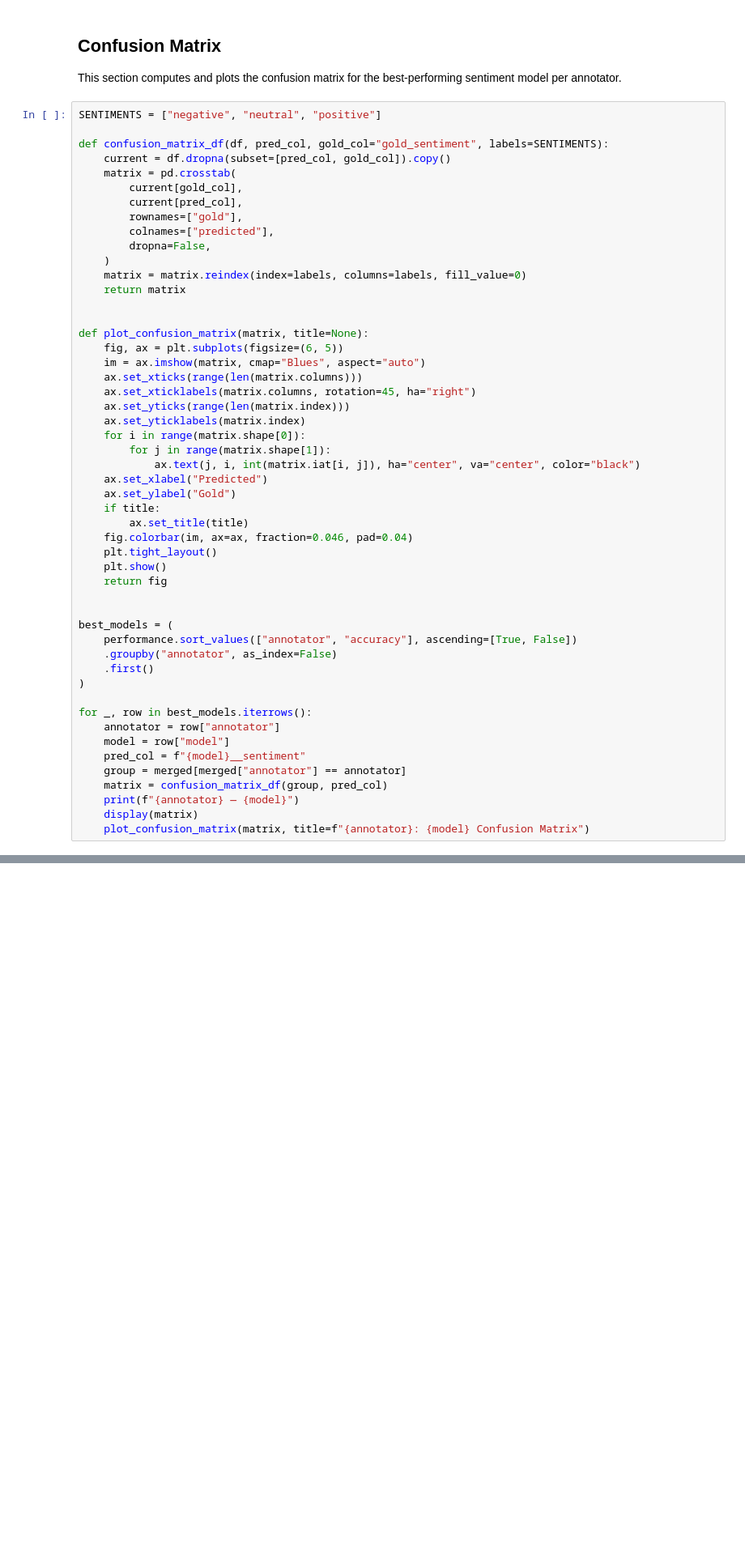
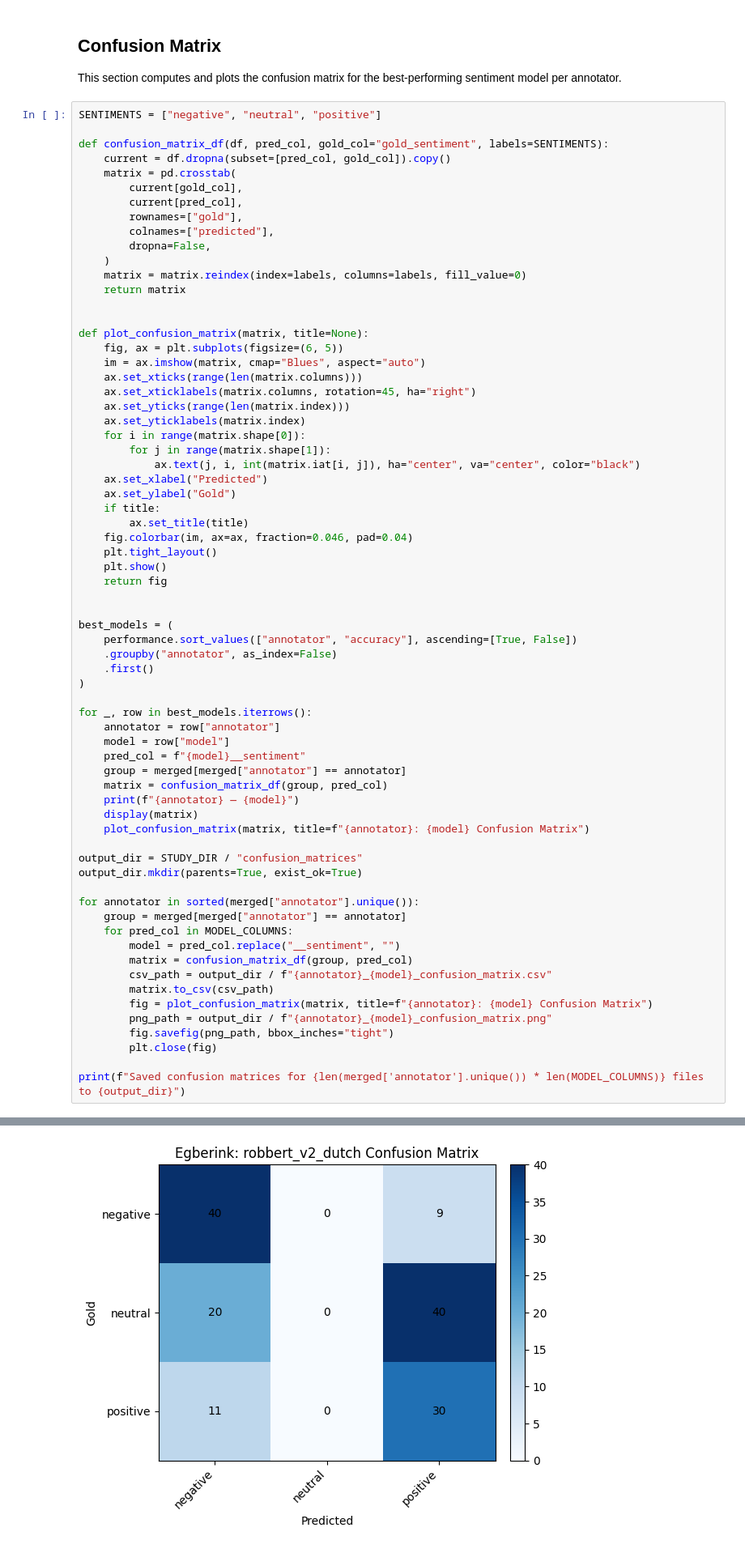
Before and after one commit to Yegberink/geothermal_text_mining, a Jupyter notebook: annotation/sentiment_model_assessment/analysis.ipynb, the cells around one changed output, grey strips where cells are left out. Shown at 81% size. Cells and saved outputs as stored; diff of their text form; blank space fills up the shorter version.

```diff
--- a/annotation/sentiment_model_assessment/analysis.ipynb
+++ b/annotation/sentiment_model_assessment/analysis.ipynb
@@ -143,30 +143,48 @@ def plot_confusion_matrix(matrix, title=None):
         ax.set_title(title)
     fig.colorbar(im, ax=ax, fraction=0.046, pad=0.04)
     plt.tight_layout()
     plt.show()
     return fig
 
 
 best_models = (
     performance.sort_values(["annotator", "accuracy"], ascending=[True, False])
     .groupby("annotator", as_index=False)
     .first()
 )
 
 for _, row in best_models.iterrows():
     annotator = row["annotator"]
     model = row["model"]
     pred_col = f"{model}__sentiment"
     group = merged[merged["annotator"] == annotator]
     matrix = confusion_matrix_df(group, pred_col)
     print(f"{annotator} — {model}")
     display(matrix)
     plot_confusion_matrix(matrix, title=f"{annotator}: {model} Confusion Matrix")
+
+output_dir = STUDY_DIR / "confusion_matrices"
+output_dir.mkdir(parents=True, exist_ok=True)
+
+for annotator in sorted(merged["annotator"].unique()):
+    group = merged[merged["annotator"] == annotator]
+    for pred_col in MODEL_COLUMNS:
+        model = pred_col.replace("__sentiment", "")
+        matrix = confusion_matrix_df(group, pred_col)
+        csv_path = output_dir / f"{annotator}_{model}_confusion_matrix.csv"
+        matrix.to_csv(csv_path)
+        fig = plot_confusion_matrix(matrix, title=f"{annotator}: {model} Confusion Matrix")
+        png_path = output_dir / f"{annotator}_{model}_confusion_matrix.png"
+        fig.savefig(png_path, bbox_inches="tight")
+        plt.close(fig)
+
+print(f"Saved confusion matrices for {len(merged['annotator'].unique()) * len(MODEL_COLUMNS)} files to {output_dir}")
 # %% [output]
 Egberink — tabularisai_multilingual
 | predicted | negative | neutral | positive |
 | gold |  |  |  |
 | negative | 17 | 28 | 4 |
 | neutral | 3 | 56 | 1 |
 | positive | 4 | 29 | 8 |
 [figure]
+[figure, added]
```
Also changed, not shown: parts of 1 cell of this notebook, 20 other files.
